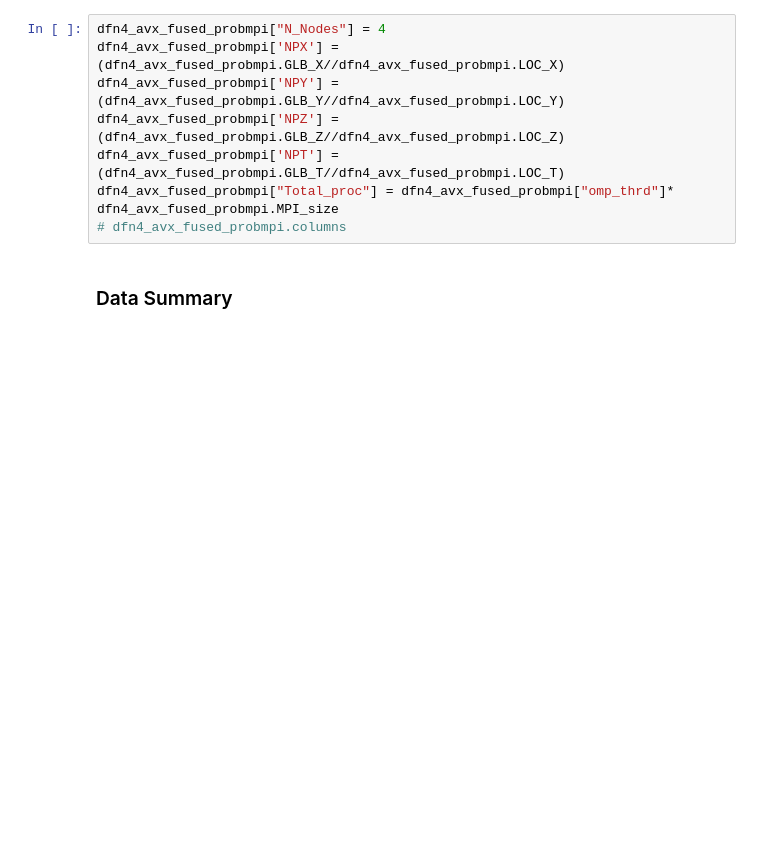
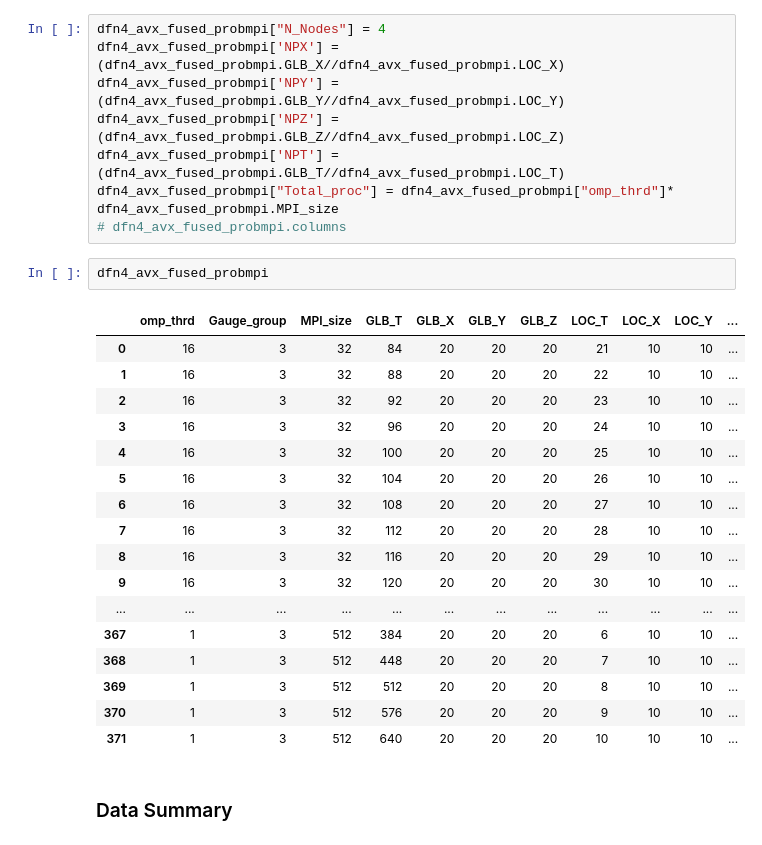
Before and after one commit to shidur81/JupyterNoteBook, a Jupyter notebook: HIPPO_4-Nodes/HIPPO_4-Nodes.ipynb, the cells around one changed output. Cells and saved outputs as stored; diff of their text form; blank space fills up the shorter version.

```diff
--- a/HIPPO_4-Nodes/HIPPO_4-Nodes.ipynb
+++ b/HIPPO_4-Nodes/HIPPO_4-Nodes.ipynb
@@ -1240,6 +1240,26 @@ dfn4_avx_fused_probmpi['NPZ'] = (dfn4_avx_fused_probmpi.GLB_Z//dfn4_avx_fused_pr
 dfn4_avx_fused_probmpi['NPT'] = (dfn4_avx_fused_probmpi.GLB_T//dfn4_avx_fused_probmpi.LOC_T)
 dfn4_avx_fused_probmpi["Total_proc"] = dfn4_avx_fused_probmpi["omp_thrd"]* dfn4_avx_fused_probmpi.MPI_size
 # dfn4_avx_fused_probmpi.columns
+# %%
+dfn4_avx_fused_probmpi
+# %% [output]
+|  | omp_thrd | Gauge_group | MPI_size | GLB_T | GLB_X | GLB_Y | GLB_Z | LOC_T | LOC_X | LOC_Y | ... |
+| 0 | 16 | 3 | 32 | 84 | 20 | 20 | 20 | 21 | 10 | 10 | ... |
+| 1 | 16 | 3 | 32 | 88 | 20 | 20 | 20 | 22 | 10 | 10 | ... |
+| 2 | 16 | 3 | 32 | 92 | 20 | 20 | 20 | 23 | 10 | 10 | ... |
+| 3 | 16 | 3 | 32 | 96 | 20 | 20 | 20 | 24 | 10 | 10 | ... |
+| 4 | 16 | 3 | 32 | 100 | 20 | 20 | 20 | 25 | 10 | 10 | ... |
+| 5 | 16 | 3 | 32 | 104 | 20 | 20 | 20 | 26 | 10 | 10 | ... |
+| 6 | 16 | 3 | 32 | 108 | 20 | 20 | 20 | 27 | 10 | 10 | ... |
+| 7 | 16 | 3 | 32 | 112 | 20 | 20 | 20 | 28 | 10 | 10 | ... |
+| 8 | 16 | 3 | 32 | 116 | 20 | 20 | 20 | 29 | 10 | 10 | ... |
+| 9 | 16 | 3 | 32 | 120 | 20 | 20 | 20 | 30 | 10 | 10 | ... |
+| ... | ... | ... | ... | ... | ... | ... | ... | ... | ... | ... | ... |
+| 367 | 1 | 3 | 512 | 384 | 20 | 20 | 20 | 6 | 10 | 10 | ... |
+| 368 | 1 | 3 | 512 | 448 | 20 | 20 | 20 | 7 | 10 | 10 | ... |
+| 369 | 1 | 3 | 512 | 512 | 20 | 20 | 20 | 8 | 10 | 10 | ... |
+| 370 | 1 | 3 | 512 | 576 | 20 | 20 | 20 | 9 | 10 | 10 | ... |
+| 371 | 1 | 3 | 512 | 640 | 20 | 20 | 20 | 10 | 10 | 10 | ... |
 # %% [markdown]
 ### Data Summary
 # %%
```
Also changed, not shown: 11 other files.
